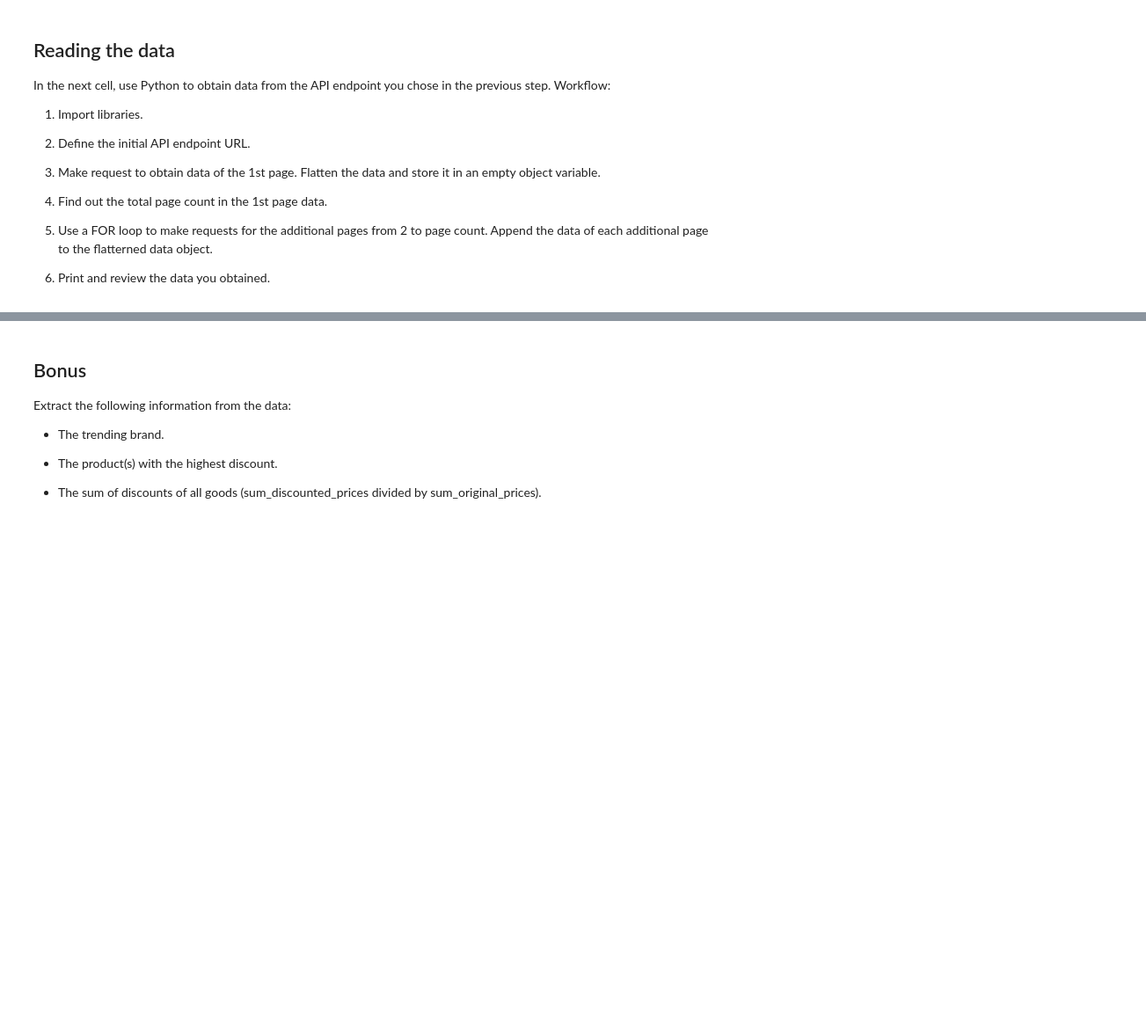
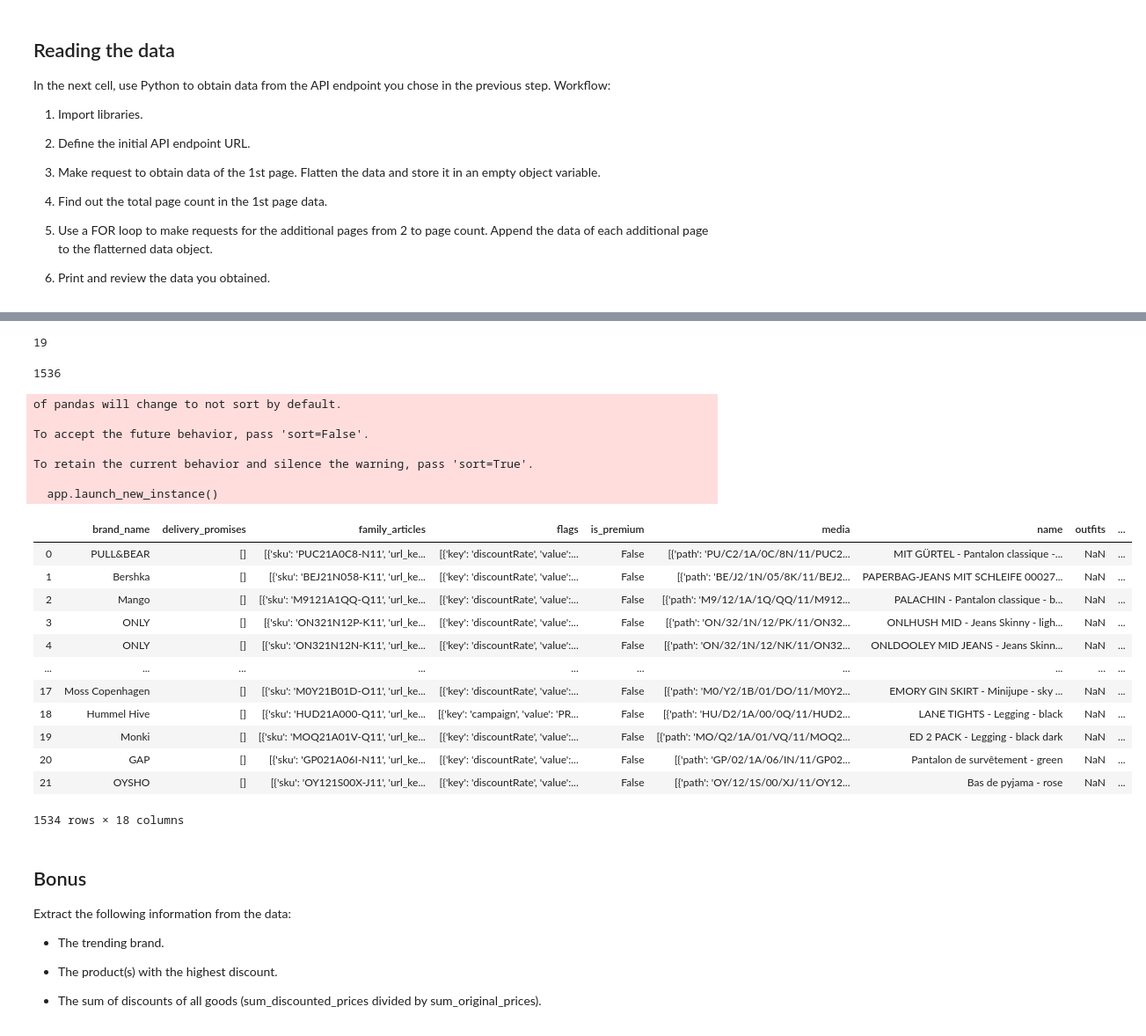
Before and after one commit to ta-datapt-bcn/lab-parsing-API-data, a Jupyter notebook: your-code/main.ipynb, the cells around one changed output, grey strips where cells are left out. Shown: that part at 88% size. Saved outputs shown, nothing was run; the diff lists cells and outputs as text; code cells hidden in the pictures; blank space fills up the shorter version.

```diff
--- a/your-code/main.ipynb
+++ b/your-code/main.ipynb
@@ -37,0 +36,23 @@ In the next cell, use Python to obtain data from the API endpoint you chose in t
+# %%
+# your code here
+
+import json
+import requests
+import pandas as pd
+from pandas.io.json import json_normalize
+
+from IPython.core.interactiveshell import InteractiveShell
+InteractiveShell.ast_node_interactivity = "all"
+
+url = 'https://www.zalando.fr/api/catalog/articles?categories=promo-femme&limit=84&offset=84&sizes=23&sort=activation_date'
+# %%
+#extracting info from one page
+
+headers = {'user-agent': 'Mozilla/5.0 (Windows NT 10.0; Win64; x64) AppleWebKit/537.36 (KHTML, like Gecko) Chrome/79.0.3945.130 Safari/537.36'}
+response = requests.get(url, headers=headers)
+results = response.json()
+
+flattened_data = json_normalize(results)
+
+flattened_data2= json_normalize(flattened_data["articles"][0]) #normlaizing first element because have only one item
+flattened_data2
@@ -38,3 +73,51 @@ In the next cell, use Python to obtain data from the API endpoint you chose in t
+# %%
+total_pages = results["pagination"]["page_count"] #go inside of pagination and take page_count
+total_pages
+
+total_items = results["total_count"]
+total_items
+# %% [output]
+19
+1536
+# %%
+total_items = results["total_count"]+1
+headers = {'user-agent': 'Mozilla/5.0 (Windows NT 10.0; Win64; x64) AppleWebKit/537.36 (KHTML, like Gecko) Chrome/79.0.3945.130 Safari/537.36'}
+
+parameters = {"sort":"activation_date", "sizes":"23"}
+
+df_list = []
+
+for offset in range(0, total_items, 84): #168 is items, later to change to total_items
+    url = "https://www.zalando.fr/api/catalog/articles?categories=promo-femme&limit=84&offset="+str(offset)
+    response = requests.get(url=url, headers=headers, params=parameters)
+    results = response.json()
+    flattened_data = json_normalize(results)
+    data = json_normalize(flattened_data["articles"][0]) #normlaizing first element because have only one item
+    df_list.append(data)
+
+all_dfs = pd.concat(df_list)
+all_dfs
+# %% [output]
+of pandas will change to not sort by default.
+
+To accept the future behavior, pass 'sort=False'.
+
+To retain the current behavior and silence the warning, pass 'sort=True'.
+
+  app.launch_new_instance()
+|  | brand_name | delivery_promises | family_articles | flags | is_premium | media | name | outfits | ... |
+| 0 | PULL&BEAR | [] | [{'sku': 'PUC21A0C8-N11', 'url_ke... | [{'key': 'discountRate', 'value':... | False | [{'path': 'PU/C2/1A/0C/8N/11/PUC2... | MIT GÜRTEL - Pantalon classique -... | NaN | ... |
+| 1 | Bershka | [] | [{'sku': 'BEJ21N058-K11', 'url_ke... | [{'key': 'discountRate', 'value':... | False | [{'path': 'BE/J2/1N/05/8K/11/BEJ2... | PAPERBAG-JEANS MIT SCHLEIFE 00027... | NaN | ... |
+| 2 | Mango | [] | [{'sku': 'M9121A1QQ-Q11', 'url_ke... | [{'key': 'discountRate', 'value':... | False | [{'path': 'M9/12/1A/1Q/QQ/11/M912... | PALACHIN - Pantalon classique - b... | NaN | ... |
+| 3 | ONLY | [] | [{'sku': 'ON321N12P-K11', 'url_ke... | [{'key': 'discountRate', 'value':... | False | [{'path': 'ON/32/1N/12/PK/11/ON32... | ONLHUSH MID - Jeans Skinny - ligh... | NaN | ... |
+| 4 | ONLY | [] | [{'sku': 'ON321N12N-K11', 'url_ke... | [{'key': 'discountRate', 'value':... | False | [{'path': 'ON/32/1N/12/NK/11/ON32... | ONLDOOLEY MID JEANS - Jeans Skinn... | NaN | ... |
+| ... | ... | ... | ... | ... | ... | ... | ... | ... | ... |
+| 17 | Moss Copenhagen | [] | [{'sku': 'M0Y21B01D-O11', 'url_ke... | [{'key': 'discountRate', 'value':... | False | [{'path': 'M0/Y2/1B/01/DO/11/M0Y2... | EMORY GIN SKIRT - Minijupe - sky ... | NaN | ... |
+| 18 | Hummel Hive | [] | [{'sku': 'HUD21A000-Q11', 'url_ke... | [{'key': 'campaign', 'value': 'PR... | False | [{'path': 'HU/D2/1A/00/0Q/11/HUD2... | LANE TIGHTS - Legging - black | NaN | ... |
+| 19 | Monki | [] | [{'sku': 'MOQ21A01V-Q11', 'url_ke... | [{'key': 'discountRate', 'value':... | False | [{'path': 'MO/Q2/1A/01/VQ/11/MOQ2... | ED 2 PACK - Legging - black dark | NaN | ... |
+| 20 | GAP | [] | [{'sku': 'GP021A06I-N11', 'url_ke... | [{'key': 'discountRate', 'value':... | False | [{'path': 'GP/02/1A/06/IN/11/GP02... | Pantalon de survêtement - green | NaN | ... |
+| 21 | OYSHO | [] | [{'sku': 'OY121S00X-J11', 'url_ke... | [{'key': 'discountRate', 'value':... | False | [{'path': 'OY/12/1S/00/XJ/11/OY12... | Bas de pyjama - rose | NaN | ... |
+1534 rows × 18 columns
 # %% [markdown]
 ## Bonus
 
```
Also changed, not shown: parts of 2 cells of this notebook, 1 other file.
